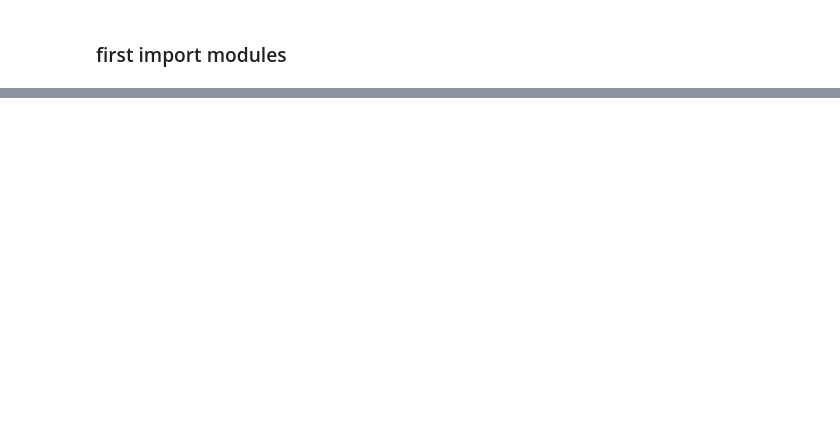
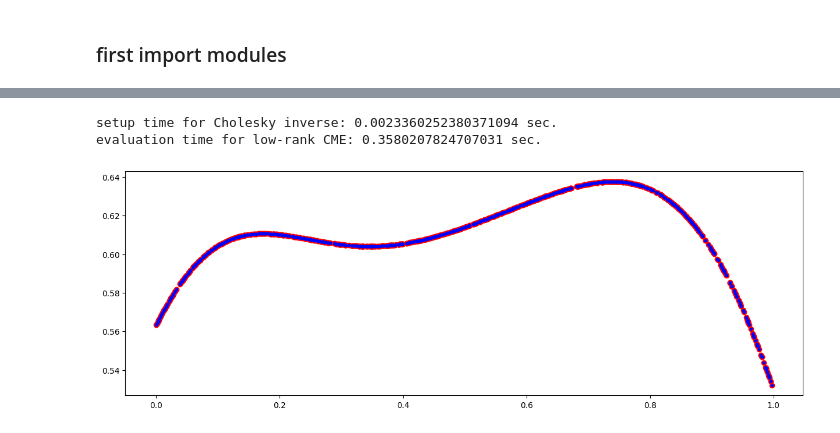
Before and after one commit to muchip/fmca, a Jupyter notebook: py/FMCA_LowRankBenchmarks.ipynb, the cells around one changed output, grey strips where cells are left out. Saved outputs shown, nothing was run; the diff lists cells and outputs as text; code cells hidden in the pictures; blank space fills up the shorter version.

```diff
--- a/py/FMCA_LowRankBenchmarks.ipynb
+++ b/py/FMCA_LowRankBenchmarks.ipynb
@@ -145,0 +261,24 @@ $$
+# %%
+start = time.time()
+LTL = cholX.matrixL().transpose() @ cholX.matrixL()
+invLTL = np.linalg.solve(NX * ridge * np.identity(mX) + LTL, np.identity(mX))
+L = cholX.matrixL()
+stop = time.time()
+stop = time.time()
+print('setup time for Cholesky inverse:', stop - start, 'sec.')
+start = time.time()
+fXYlr = np.zeros((NX, 1), order='F')
+for i in range(NX):
+    PhiXx = covX.eval(ptsX, ptsX[:,i])
+    alpha = (PhiXx - (L @ (invLTL @ (L.transpose() @ PhiXx)))) / (NX * ridge)
+    fXYlr[i] = fY.transpose() @ alpha
+stop = time.time()
+print('evaluation time for low-rank CME:', stop - start, 'sec.')
+plt.figure(figsize=(15,5))
+plt.plot(ptsX, fXY.transpose(), 'ro')
+plt.plot(ptsX, fXYlr.transpose(), 'b.')
+plt.show()
+# %% [output]
+setup time for Cholesky inverse: 0.0023360252380371094 sec.
+evaluation time for low-rank CME: 0.3580207824707031 sec.
+[figure, added]
```
Also changed, not shown: parts of 19 cells of this notebook.
